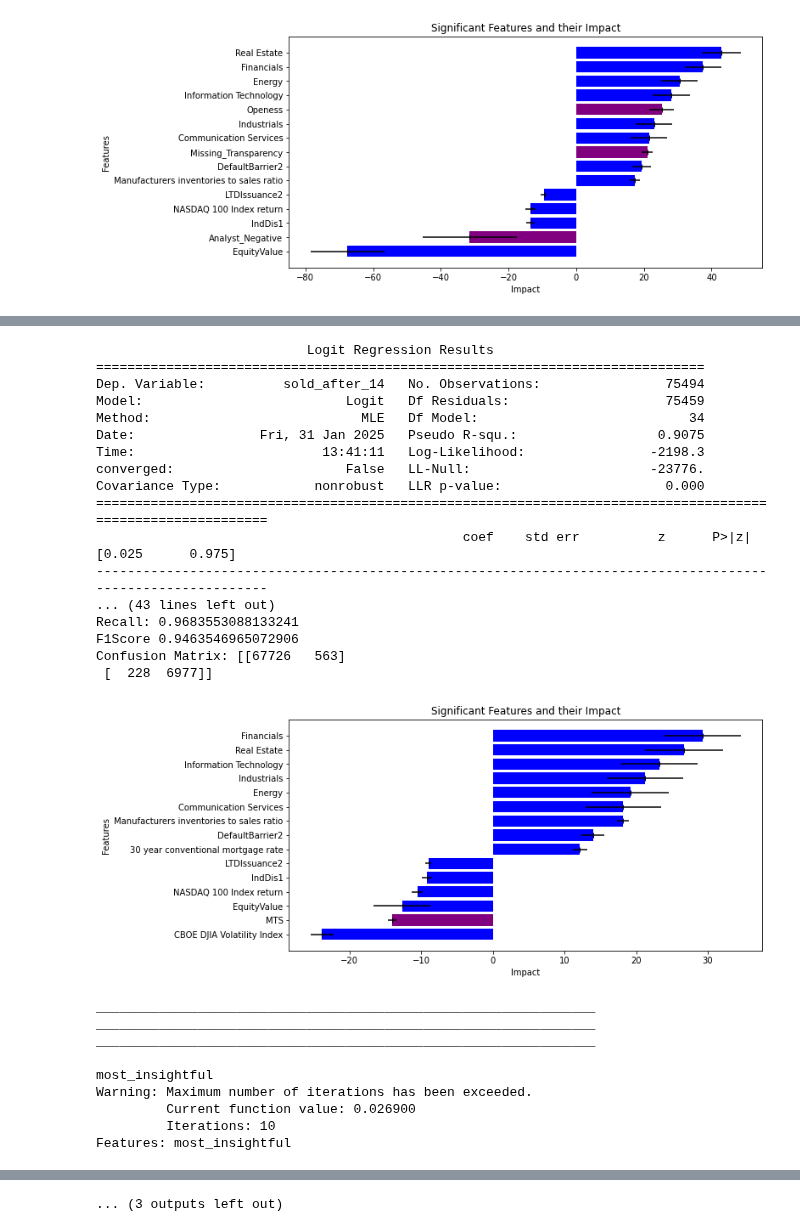
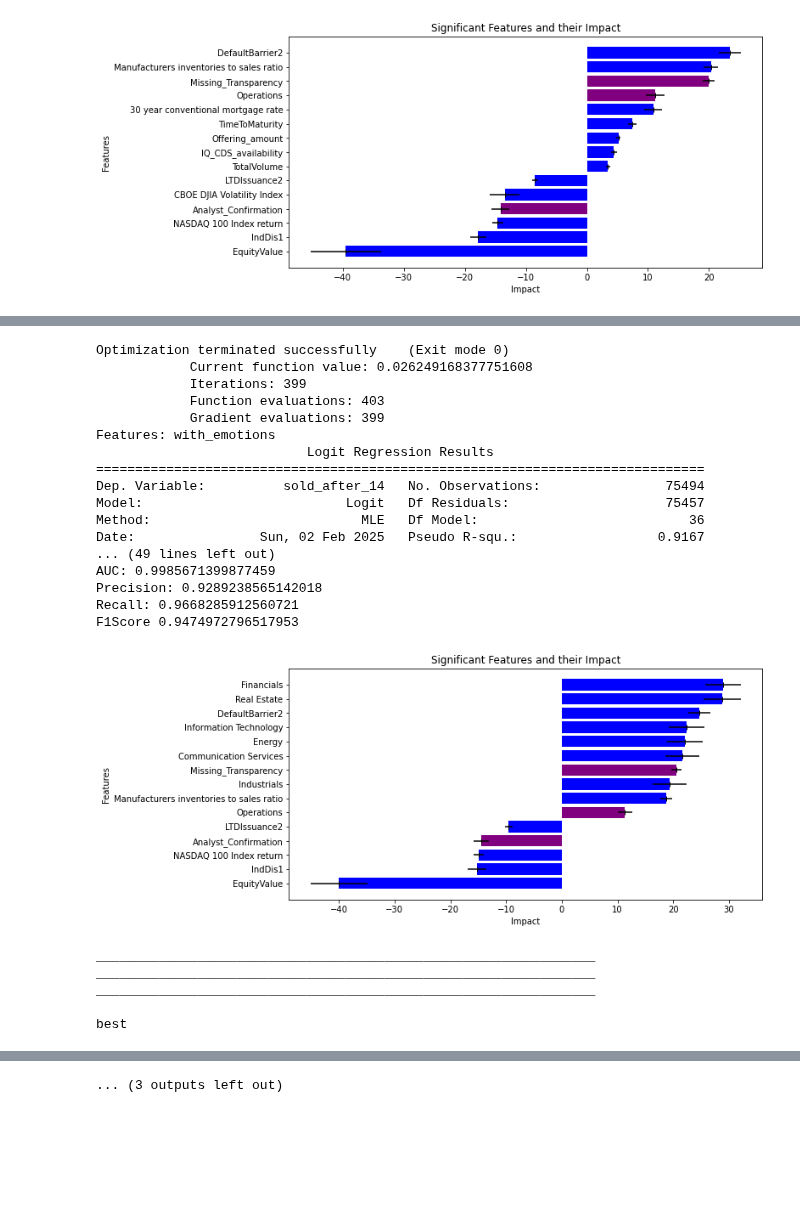
Before and after one commit to constantin1101/LLM_CreditorRRPrediction, a Jupyter notebook: dealer_analysis.ipynb, the cells around one changed output, grey strips where cells are left out. Cells and saved outputs as stored; diff of their text form; code cells hidden in the pictures; blank space fills up the shorter version.

Commit message:
Update sold d-days analysis

```diff
--- a/dealer_analysis.ipynb
+++ b/dealer_analysis.ipynb
@@ -945,7 +945,7 @@ def compute_future_rr_for_horizon(df: pd.DataFrame, horizon: int) -> pd.DataFram
     return pd.concat(df_list, ignore_index=True)
 # %%
 up_down_trading = selected_df.copy()
-for h in [1, 3, 7, 14]:
+for h in [7, 14]:
     up_down_trading = compute_future_rr_for_horizon(up_down_trading, h)
 #up_down_trading = up_down_trading.dropna()
 up_down_trading = up_down_trading.reset_index(drop=True)
@@ -1247,3 +1411,35 @@ for key in rf_results_key:
+# %%
+# Logistic Regression Results
+for key in results_key:
+    print("\n" + "_"*72)
+    print(f"ANALYSIS KEY: {key}")
+
+    results_auc, results_acc, models = results_key[key]
+
+    for horizon in [7, 14]:
+        print(f"\nHorizon: {horizon} days")
+        print(f"Mean AUC: {np.mean(results_auc[horizon]):.4f}")
+        print(f"Mean Accuracy: {np.mean(results_acc[horizon]):.4f}")
+
+        # Gather parameters from all models for a given horizon
+        all_params = [model.params for model in models[horizon]]
+
+        # Combine into a DataFrame to align by index
+        params_df = pd.concat(all_params, axis=1)
+
+        # Compute the mean coefficient for each feature
+        mean_coefs = params_df.mean(axis=1)
+
+        # drop all column in macro_industry and primary_dealer_features
+        mean_coefs = mean_coefs.drop(macro_industry + primary_dealer_features + ['dealer_RR', 'PrimaryDealer', 'delta_default'], errors='ignore')
+
+        # do the same for p values
+        p_values = pd.concat([model.pvalues for model in models[horizon]], axis=1)
+        mean_p_values = p_values.mean(axis=1)
+        mean_p_values = mean_p_values.drop(macro_industry + primary_dealer_features + ['dealer_RR', 'PrimaryDealer', 'delta_default'], errors='ignore')
+
+        print(mean_coefs)
+        print(mean_p_values)
 # %%
 '''Primary Dealer Classification'''
 '''Is the probability of being a primary dealer related to earnings call features?'''
@@ -1587,7 +1792,7 @@ for key in analysis:
 
     # Fit logistic regression model
     logit_model = sm.Logit(y, X)
-    result = logit_model.fit(maxiter=10)
+    result = logit_model.fit_regularized(method='l1')
 
     # Print model summary to view p-values, coefficients, etc.
     print(f"Features: {key}")
@@ -1610,9 +1815,6 @@ for key in analysis:
     print(f"Recall: {recall}")
     print(f"F1Score {f1_score(y, y_pred)}")
 
-    # print matrix
-    print(f"Confusion Matrix: {confusion_matrix(y, y_pred)}")
-
     create_colored_chart(result, key)
 # %% [output]
 ________________________________________________________________
@@ -1671,4 +1865,4 @@ Confusion Matrix: [[67751   538]
-[figure, old version]
+[figure, new version]
 ________________________________________________________________
 ________________________________________________________________
 ________________________________________________________________
@@ -1681,27 +1871,23 @@ Features: best_composite
+Optimization terminated successfully    (Exit mode 0)
+            Current function value: 0.026249168377751608
+            Iterations: 399
+            Function evaluations: 403
+            Gradient evaluations: 399
+Features: with_emotions
                            Logit Regression Results
 ==============================================================================
 Dep. Variable:          sold_after_14   No. Observations:                75494
-Model:                          Logit   Df Residuals:                    75459
-Method:                           MLE   Df Model:                           34
-Date:                Fri, 31 Jan 2025   Pseudo R-squ.:                  0.9075
-Time:                        13:41:11   Log-Likelihood:                -2198.3
-converged:                      False   LL-Null:                       -23776.
-Covariance Type:            nonrobust   LLR p-value:                     0.000
-============================================================================================================
-                                               coef    std err          z      P>|z|      [0.025      0.975]
-------------------------------------------------------------------------------------------------------------
-... (43 lines left out)
-Recall: 0.9683553088133241
-F1Score 0.9463546965072906
-Confusion Matrix: [[67726   563]
- [  228  6977]]
+Model:                          Logit   Df Residuals:                    75457
+Method:                           MLE   Df Model:                           36
+Date:                Sun, 02 Feb 2025   Pseudo R-squ.:                  0.9167
+... (49 lines left out)
+AUC: 0.9985671399877459
+Precision: 0.9289238565142018
+Recall: 0.9668285912560721
+F1Score 0.9474972796517953
-[figure, old version]
+[figure, new version]
 ________________________________________________________________
 ________________________________________________________________
 ________________________________________________________________
 
-most_insightful
-Warning: Maximum number of iterations has been exceeded.
-         Current function value: 0.026900
-         Iterations: 10
-Features: most_insightful
+best
```
Also changed, not shown: parts of 12 cells of this notebook.
